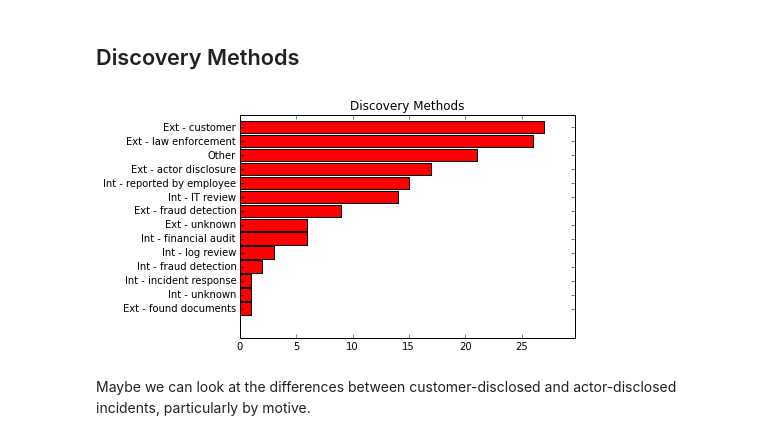
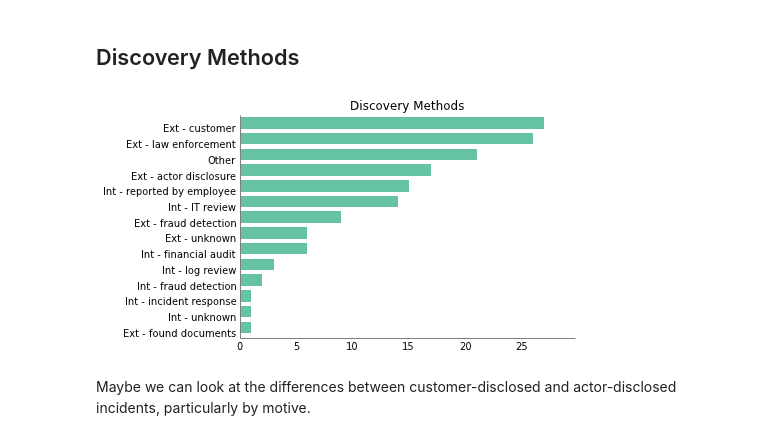
Before and after one commit to krmaxwell/incident-patterns, a Jupyter notebook: Insiders.ipynb, the cells around one changed output. Cells and saved outputs as stored; diff of their text form; code cells hidden in the pictures.

```diff
--- a/Insiders.ipynb
+++ b/Insiders.ipynb
@@ -43,10 +43,17 @@ print insider_motives
 # %% [markdown]
 That looks like a decent distribution, so we'll do a quick chart to get a better understanding.
 # %%
+makePretty = True
+if makePretty:
+    import prettyplotlib as ppl
 labels = sorted(insider_motives, key=insider_motives.get)
 values = [insider_motives[x] for x in labels]
 ypos = np.arange(len(insider_motives))+.1
-plt.barh(ypos,values,color="red",align="center",height=.9)
+fig, ax = plt.subplots(1)
+if makePretty:
+    ppl.barh(ax, ypos, values)
+else:
+    plt.barh(ypos,values,color="red",align="center",height=.9)
 
 # Adds some padding to the bars so that it doesn't butt up
 # against the edge of the image
@@ -63,27 +70,32 @@ The **Unknown** category is higher than we'd like, but those are the data we hav
 # %%
 methods = {}
 for incident in insider_attacks:
     method = incident['discovery_method']
     if method in methods:
         methods[method] += 1
     else:
         methods[method] = 1
 del methods['Unknown']
 
 labels = sorted(methods, key=methods.get)
 values = [methods[x] for x in labels]
 ypos = np.arange(len(methods))+.1
-plt.barh(ypos,values,color="red",align="center",height=.9)
+fig, ax = plt.subplots(1)
+
+if makePretty:
+    ppl.barh(ax, ypos, values)
+else:
+    plt.barh(ypos,values,color="red",align="center",height=.9)
 
 # Adds some padding to the bars so that it doesn't butt up
 # against the edge of the image
 plt.xlim(0,max(values)*1.1)
 plt.yticks(ypos,labels)
 plt.title("Discovery Methods")
 
 plt.show()
 # %% [output]
-[figure, old version]
+[figure, new version]
 # %% [markdown]
 Maybe we can look at the differences between customer-disclosed and actor-disclosed incidents, particularly by motive.
 # %%
```
Also changed, not shown: parts of 3 cells of this notebook.
